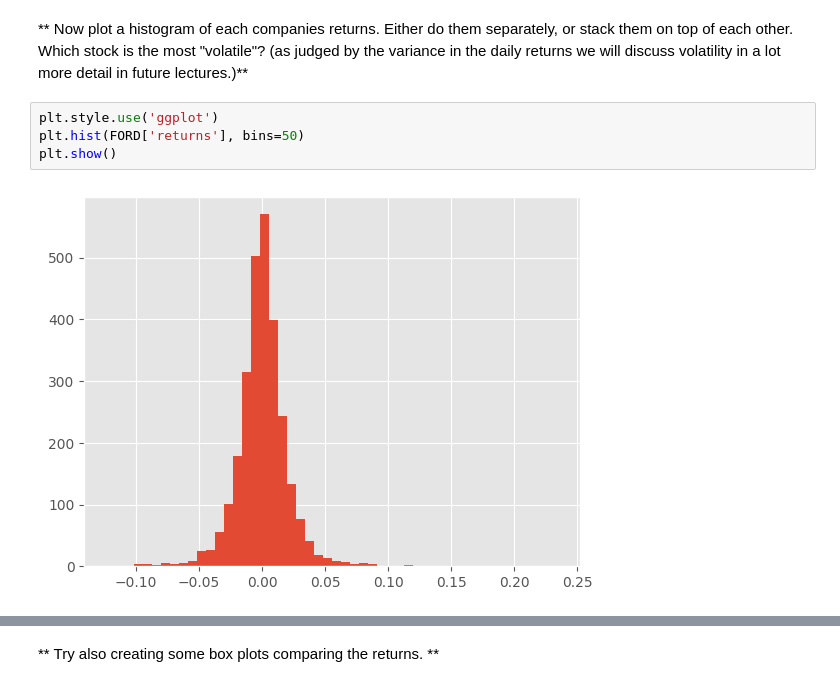
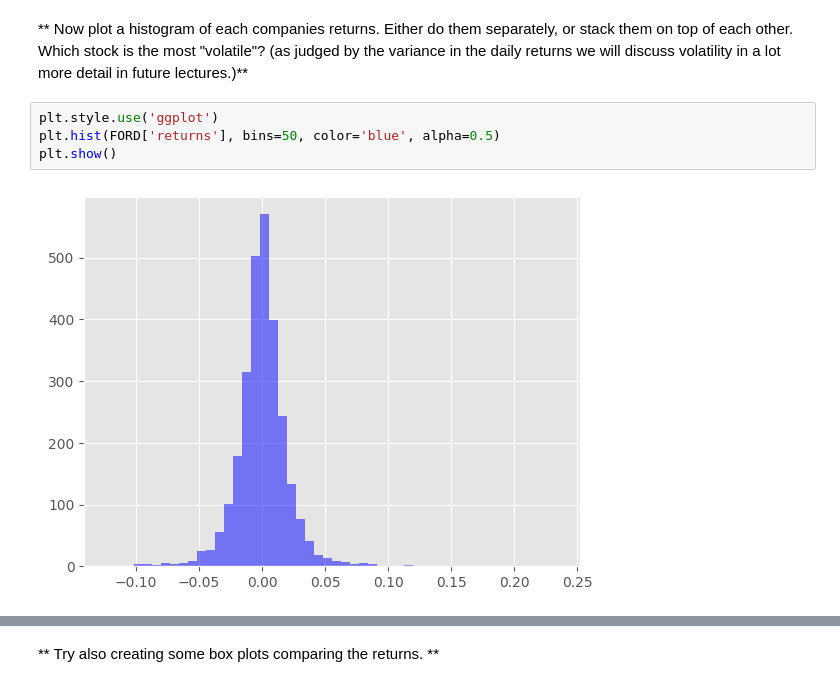
Before and after one commit to mattummal/ford-GM-share-price, a Jupyter notebook: analysis.ipynb, the cells around one changed output, grey strips where cells are left out. Saved outputs shown, nothing was run; the diff lists cells and outputs as text.

```diff
--- a/analysis.ipynb
+++ b/analysis.ipynb
@@ -320,9 +320,9 @@ GM.head()
 ** Now plot a histogram of each companies returns. Either do them separately, or stack them on top of each other. Which stock is the most "volatile"? (as judged by the variance in the daily returns we will discuss volatility in a lot more detail in future lectures.)**
 # %%
 plt.style.use('ggplot')
-plt.hist(FORD['returns'], bins=50)
+plt.hist(FORD['returns'], bins=50, color='blue', alpha=0.5)
 plt.show()
 # %% [output]
-[figure, old version]
+[figure, new version]
 # %%
 plt.style.use('ggplot')
```
Also changed, not shown: parts of 3 cells of this notebook.
